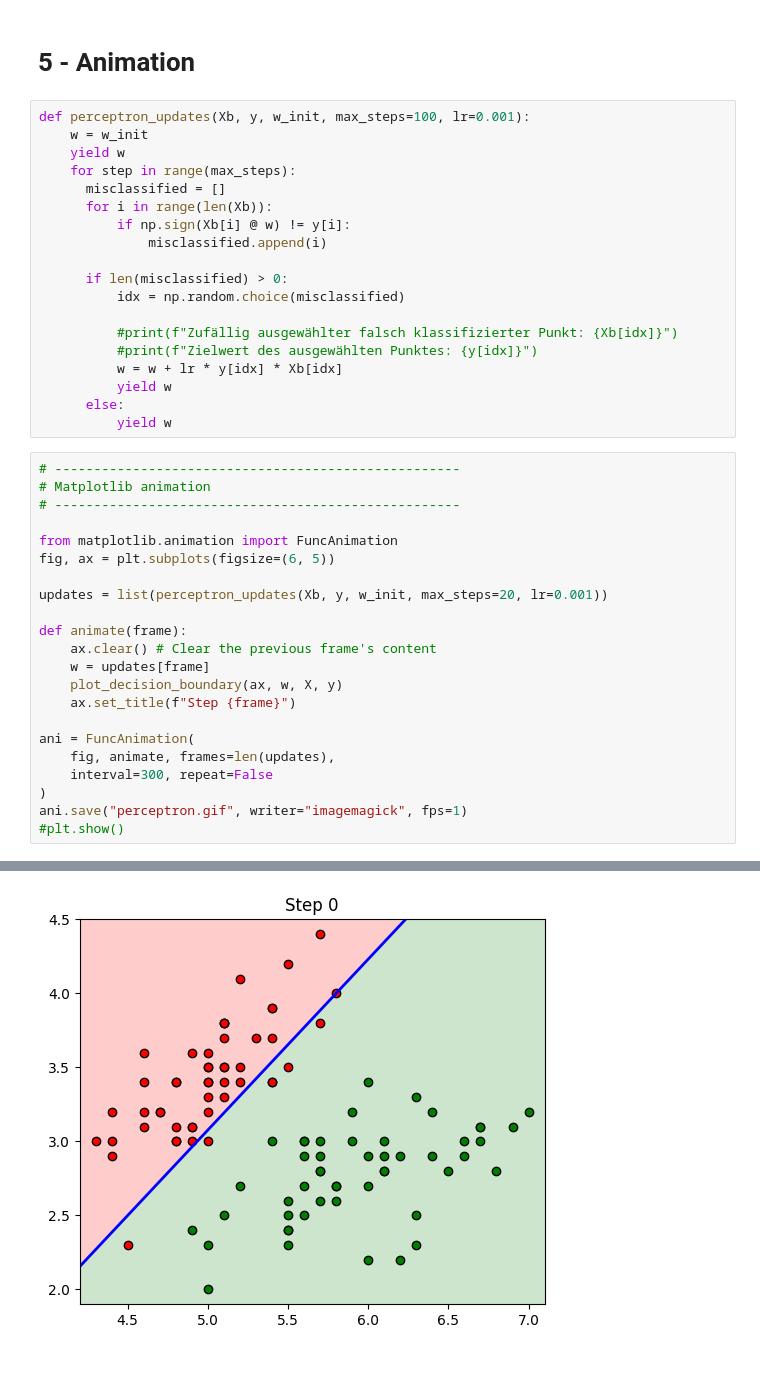
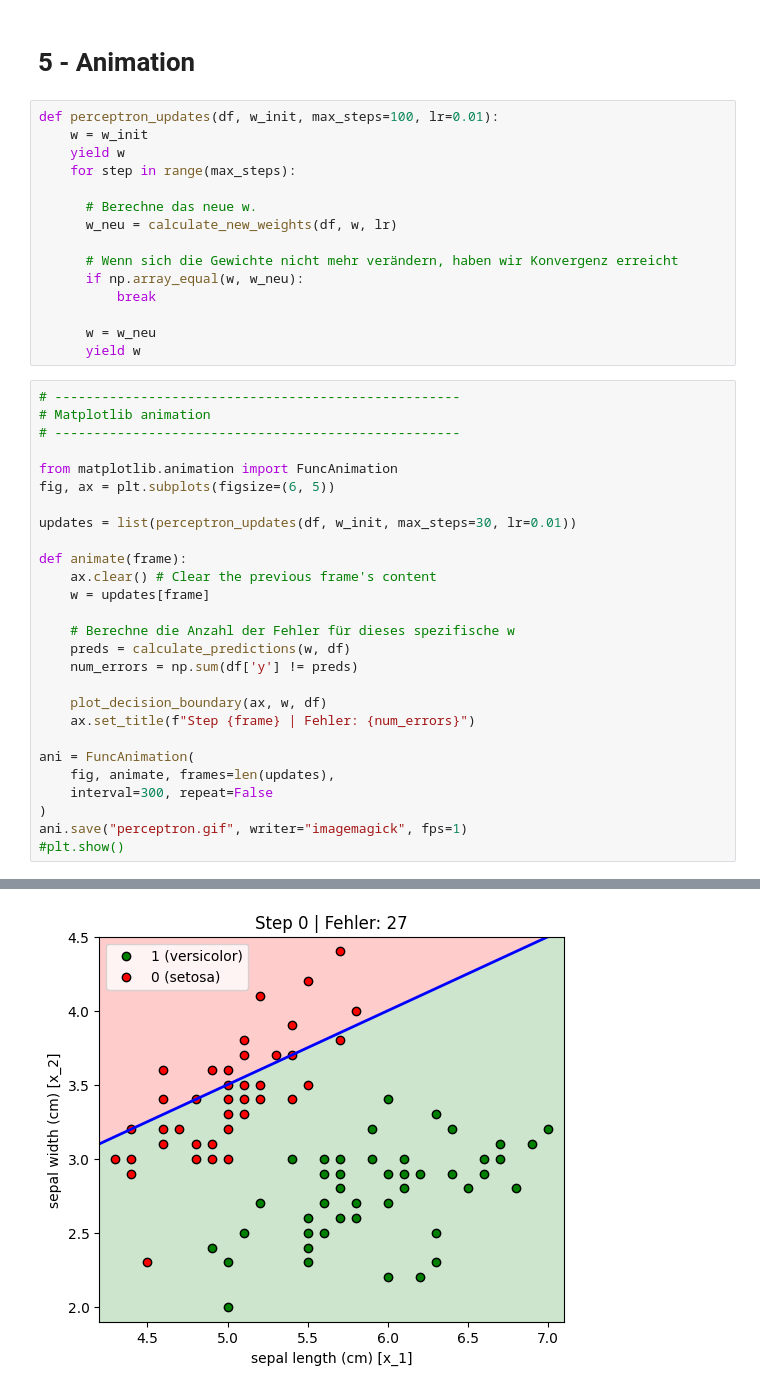
Before and after one commit to Artificial-Intelligence-HSBI-TDU/KI-Vorlesung, a Jupyter notebook: lecture/nn/files/Perzeptron_Lernalgorithmus.ipynb, the cells around one changed output, grey strips where cells are left out. Drawn from its saved outputs; the diff is of its cells as text; blank space fills up the shorter version.

Commit message:
lecture: update perceptron notebook (#532)
Neue Version des Perzeptron-Notebooks, das ich in der Vorlesung
verwendet habe.

```diff
--- a/lecture/nn/files/Perzeptron_Lernalgorithmus.ipynb
+++ b/lecture/nn/files/Perzeptron_Lernalgorithmus.ipynb
@@ -283,24 +353,20 @@ Zielwert des ausgewählten Punktes: -1
 # %% [markdown]
 # 5 - Animation
-# %%
-def perceptron_updates(Xb, y, w_init, max_steps=100, lr=0.001):
-    w = w_init
-    yield w
-    for step in range(max_steps):
-      misclassified = []
-      for i in range(len(Xb)):
-          if np.sign(Xb[i] @ w) != y[i]:
-              misclassified.append(i)
-
-      if len(misclassified) > 0:
-          idx = np.random.choice(misclassified)
-
-          #print(f"Zufällig ausgewählter falsch klassifizierter Punkt: {Xb[idx]}")
-          #print(f"Zielwert des ausgewählten Punktes: {y[idx]}")
-          w = w + lr * y[idx] * Xb[idx]
-          yield w
-      else:
-          yield w
+# %%
+def perceptron_updates(df, w_init, max_steps=100, lr=0.01):
+    w = w_init
+    yield w
+    for step in range(max_steps):
+
+      # Berechne das neue w.
+      w_neu = calculate_new_weights(df, w, lr)
+
+      # Wenn sich die Gewichte nicht mehr verändern, haben wir Konvergenz erreicht
+      if np.array_equal(w, w_neu):
+          break
+
+      w = w_neu
+      yield w
 # %%
 # ----------------------------------------------------
 # Matplotlib animation
@@ -309,13 +375,18 @@ def perceptron_updates(Xb, y, w_init, max_steps=100, lr=0.001):
 from matplotlib.animation import FuncAnimation
 fig, ax = plt.subplots(figsize=(6, 5))
 
-updates = list(perceptron_updates(Xb, y, w_init, max_steps=20, lr=0.001))
+updates = list(perceptron_updates(df, w_init, max_steps=30, lr=0.01))
 
 def animate(frame):
     ax.clear() # Clear the previous frame's content
     w = updates[frame]
-    plot_decision_boundary(ax, w, X, y)
-    ax.set_title(f"Step {frame}")
+
+    # Berechne die Anzahl der Fehler für dieses spezifische w
+    preds = calculate_predictions(w, df)
+    num_errors = np.sum(df['y'] != preds)
+
+    plot_decision_boundary(ax, w, df)
+    ax.set_title(f"Step {frame} | Fehler: {num_errors}")
 
 ani = FuncAnimation(
     fig, animate, frames=len(updates),
@@ -346,4 +399,4 @@ Zielwert des ausgewählten Punktes: -1
-[figure, old version]
+[figure, new version]
 # %%
 import base64
 from IPython.display import HTML
```
Also changed, not shown: parts of 42 cells of this notebook.
